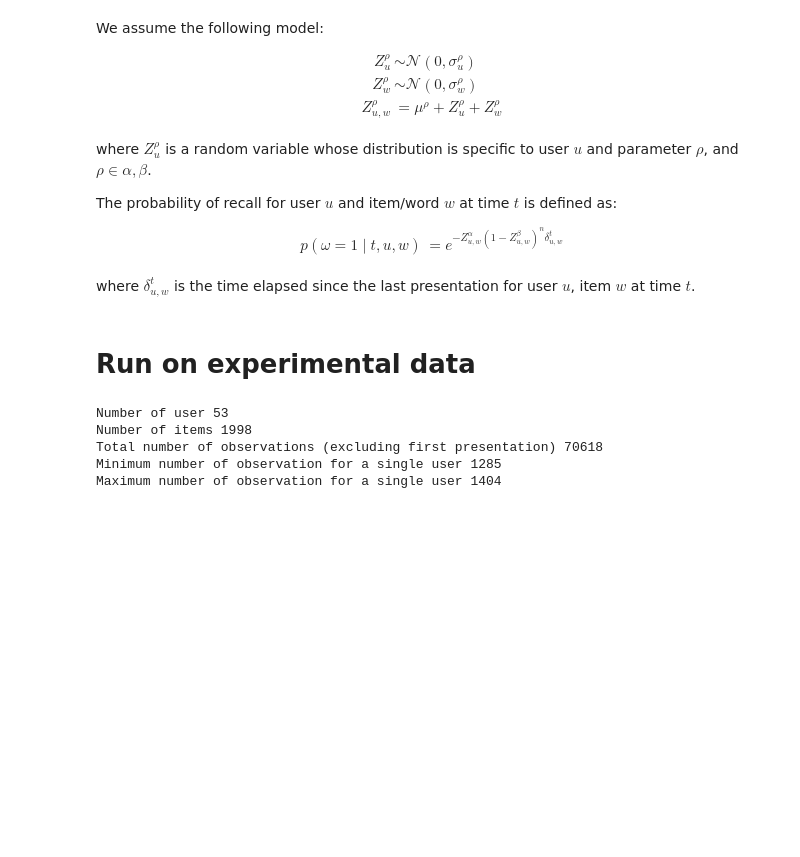
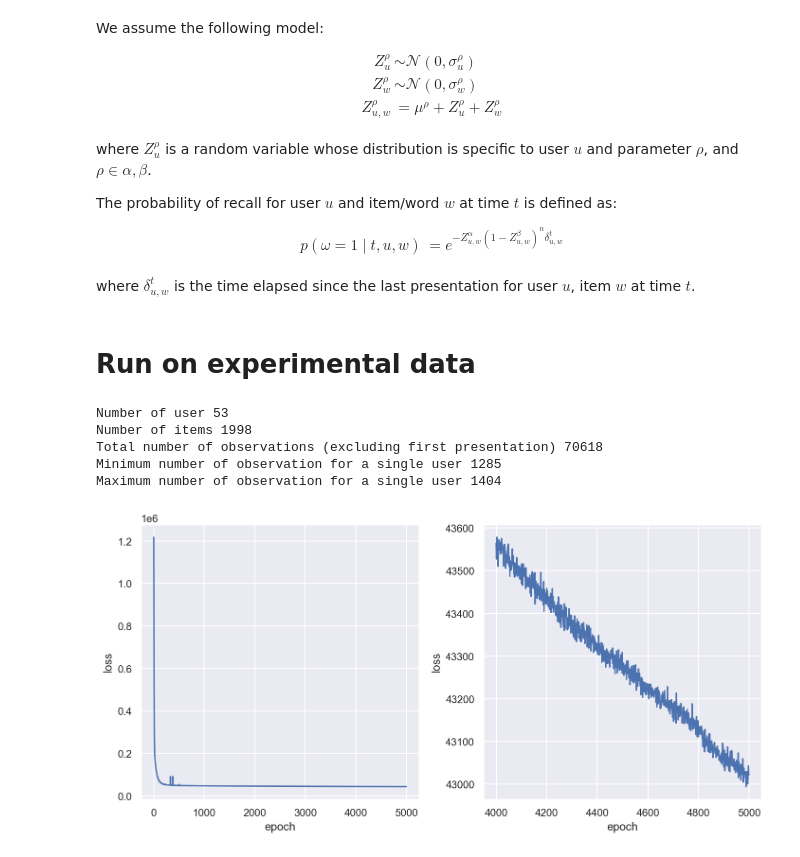
Before and after one commit to AurelienNioche/ActiveTeachingCollaborative, a Jupyter notebook: experimental-data.ipynb, the cells around one changed output. Drawn from its saved outputs; the diff is of its cells as text; code cells hidden in the pictures; blank space fills up the shorter version.

```diff
--- a/experimental-data.ipynb
+++ b/experimental-data.ipynb
@@ -52,3 +52,5 @@ run_name = "exp_data"
 # %%
-plot_loss(hist_loss, name=run_name)
+plot_loss(path=f"fig/{run_name}/loss.pdf", hist_loss=hist_loss)
+# %% [output]
+[figure, added]
 # %%
```
Also changed, not shown: parts of 5 cells of this notebook, 4 other files.
